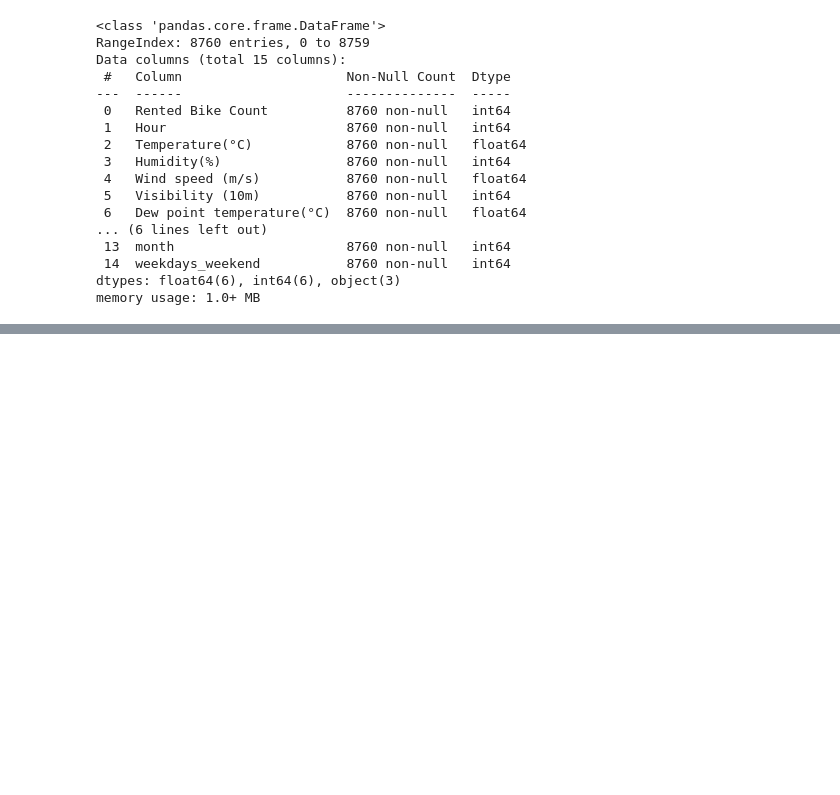
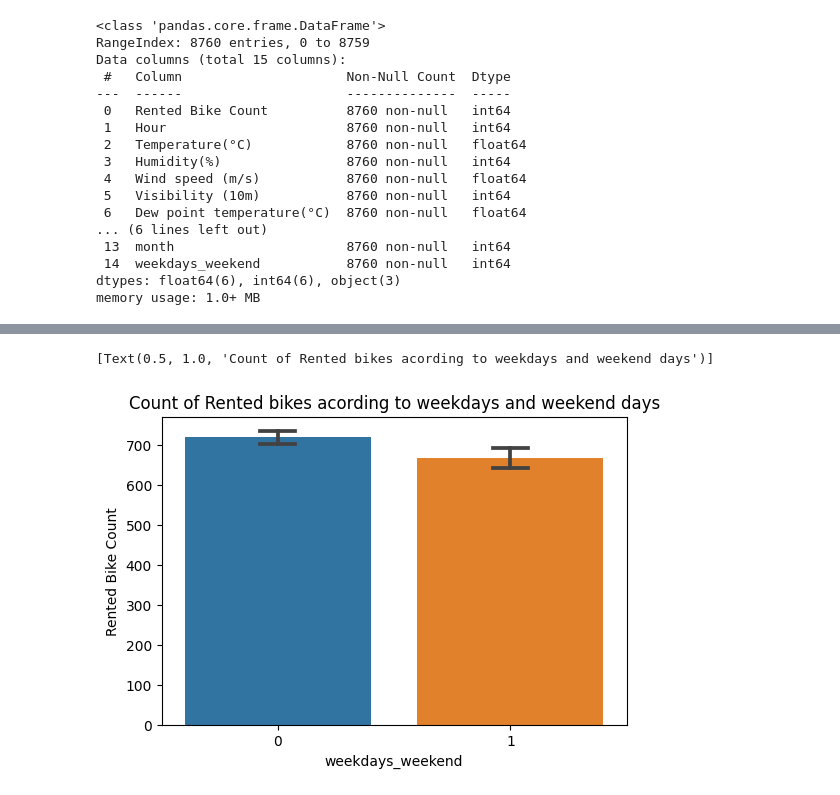
Before and after one commit to KiranKokateGitHub/Bike-Sharing-Demand-Prediction_Regression, a Jupyter notebook: Kiran_Regression.ipynb, the cells around one changed output, grey strips where cells are left out. Drawn from its saved outputs; the diff is of its cells as text; code cells hidden in the pictures; blank space fills up the shorter version.

```diff
--- a/Kiran_Regression.ipynb
+++ b/Kiran_Regression.ipynb
@@ -370,0 +456,8 @@ NameError: ignored
+# %%
+# Let's see Count of Rented bikes acording to weekdays and weekend days.
+fig,ax=plt.subplots(figsize=(6,4))
+sns.barplot(data=bkdf,x='weekdays_weekend',y='Rented Bike Count',ax=ax,capsize=0.15)
+ax.set(title='Count of Rented bikes acording to weekdays and weekend days')
+# %% [output]
+[Text(0.5, 1.0, 'Count of Rented bikes acording to weekdays and weekend days')]
+[figure, added]
```
Also changed, not shown: parts of 27 cells of this notebook.
